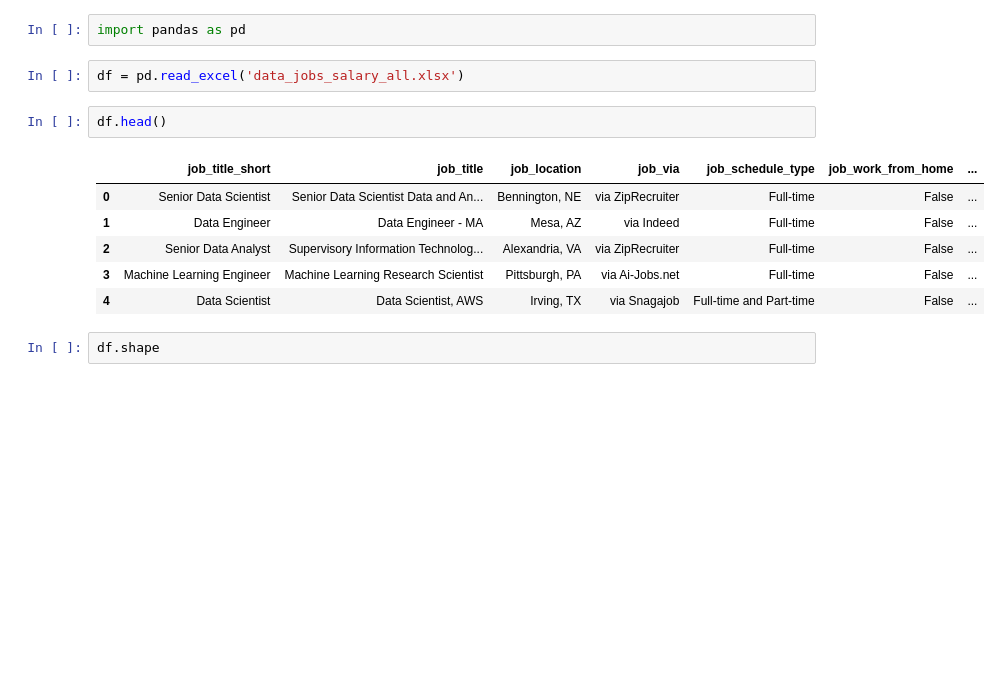
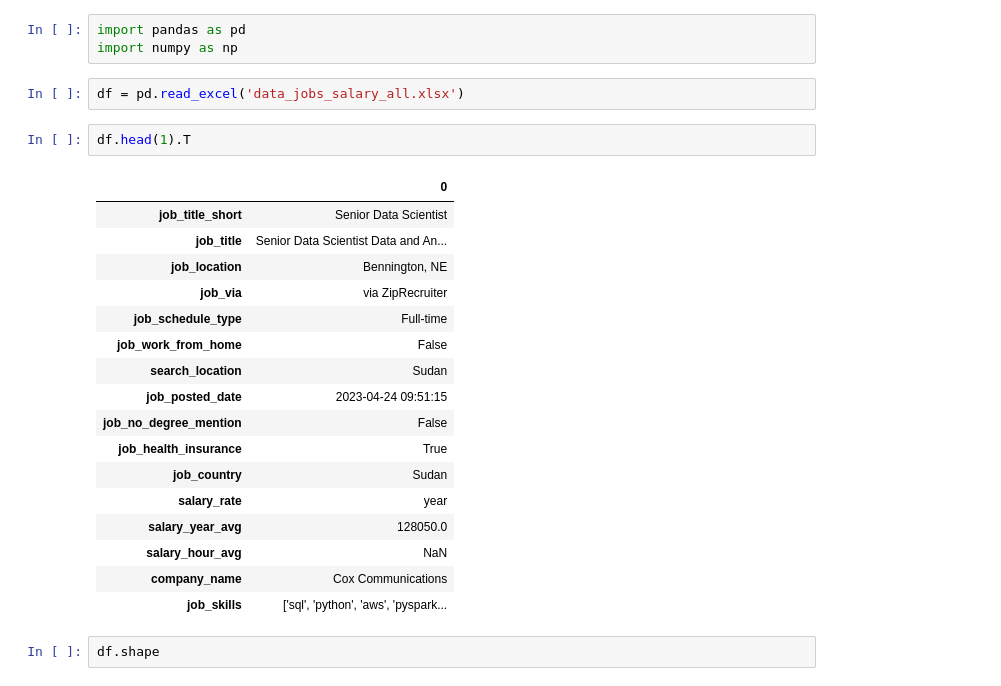
Before and after one commit to chusk2/data_jobs_sql, a Jupyter notebook: jobs.ipynb, the cells around one changed output. Drawn from its saved outputs; the diff is of its cells as text; blank space fills up the shorter version.

```diff
--- a/jobs.ipynb
+++ b/jobs.ipynb
@@ -1,16 +5,28 @@
 # %%
 import pandas as pd
+import numpy as np
 # %%
 df = pd.read_excel('data_jobs_salary_all.xlsx')
 # %%
-df.head()
+df.head(1).T
 # %% [output]
-|  | job_title_short | job_title | job_location | job_via | job_schedule_type | job_work_from_home | ... |
-| 0 | Senior Data Scientist | Senior Data Scientist Data and An... | Bennington, NE | via ZipRecruiter | Full-time | False | ... |
-| 1 | Data Engineer | Data Engineer - MA | Mesa, AZ | via Indeed | Full-time | False | ... |
-| 2 | Senior Data Analyst | Supervisory Information Technolog... | Alexandria, VA | via ZipRecruiter | Full-time | False | ... |
-| 3 | Machine Learning Engineer | Machine Learning Research Scientist | Pittsburgh, PA | via Ai-Jobs.net | Full-time | False | ... |
-| 4 | Data Scientist | Data Scientist, AWS | Irving, TX | via Snagajob | Full-time and Part-time | False | ... |
+|  | 0 |
+| job_title_short | Senior Data Scientist |
+| job_title | Senior Data Scientist Data and An... |
+| job_location | Bennington, NE |
+| job_via | via ZipRecruiter |
+| job_schedule_type | Full-time |
+| job_work_from_home | False |
+| search_location | Sudan |
+| job_posted_date | 2023-04-24 09:51:15 |
+| job_no_degree_mention | False |
+| job_health_insurance | True |
+| job_country | Sudan |
+| salary_rate | year |
+| salary_year_avg | 128050.0 |
+| salary_hour_avg | NaN |
+| company_name | Cox Communications |
+| job_skills | ['sql', 'python', 'aws', 'pyspark... |
 # %%
 df.shape
 # %% [output]
```
Also changed, not shown: parts of 94 cells of this notebook, 9 other files.
